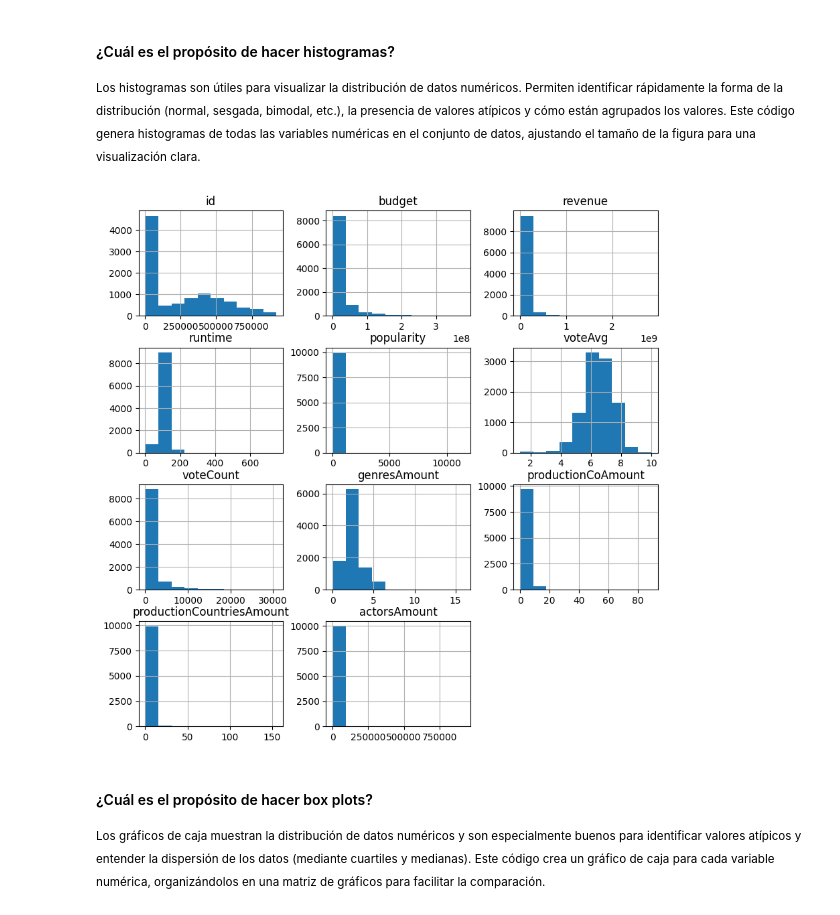
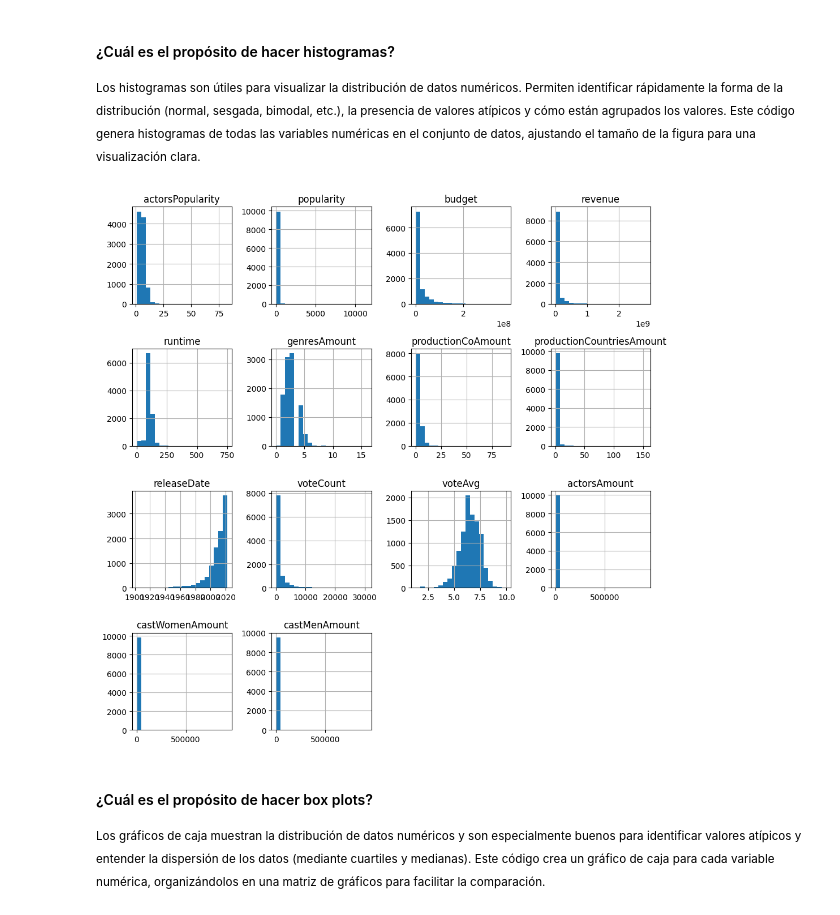
Before and after one commit to XavierLopez25/HT1-MD, a Jupyter notebook: AnalisisExploratorio.ipynb, the cells around one changed output. Cells and saved outputs as stored; diff of their text form; code cells hidden in the pictures.

```diff
--- a/AnalisisExploratorio.ipynb
+++ b/AnalisisExploratorio.ipynb
@@ -121,11 +144,21 @@ La cantidad de valores duplicados es: 0
 #### ¿Cuál es el propósito de hacer histogramas?
 
 <small> Los histogramas son útiles para visualizar la distribución de datos numéricos. Permiten identificar rápidamente la forma de la distribución (normal, sesgada, bimodal, etc.), la presencia de valores atípicos y cómo están agrupados los valores. Este código genera histogramas de todas las variables numéricas en el conjunto de datos, ajustando el tamaño de la figura para una visualización clara.</small>
-# %%
-data.hist(figsize=(10, 10))
-plt.show()
-# %% [output]
-[figure, removed]
+# %%
+columns_to_plot = [
+    'actorsPopularity','popularity', 'budget', 'revenue', 'runtime', 'genresAmount',
+    'productionCoAmount', 'productionCountriesAmount', 'releaseDate',
+    'voteCount', 'voteAvg','actorsAmount', 'castWomenAmount', 'castMenAmount'
+]
+
+# Filter the columns that exist in data_without_id
+existing_columns_to_plot = [col for col in columns_to_plot if col in data_without_id.columns]
+
+data_without_id[existing_columns_to_plot].hist(figsize=(10, 10), bins=20)
+plt.tight_layout()
+plt.show()
+# %% [output]
+[figure, added]
 # %% [markdown]
 #### ¿Cuál es el propósito de hacer box plots?
 
```
Also changed, not shown: parts of 10 cells of this notebook.
